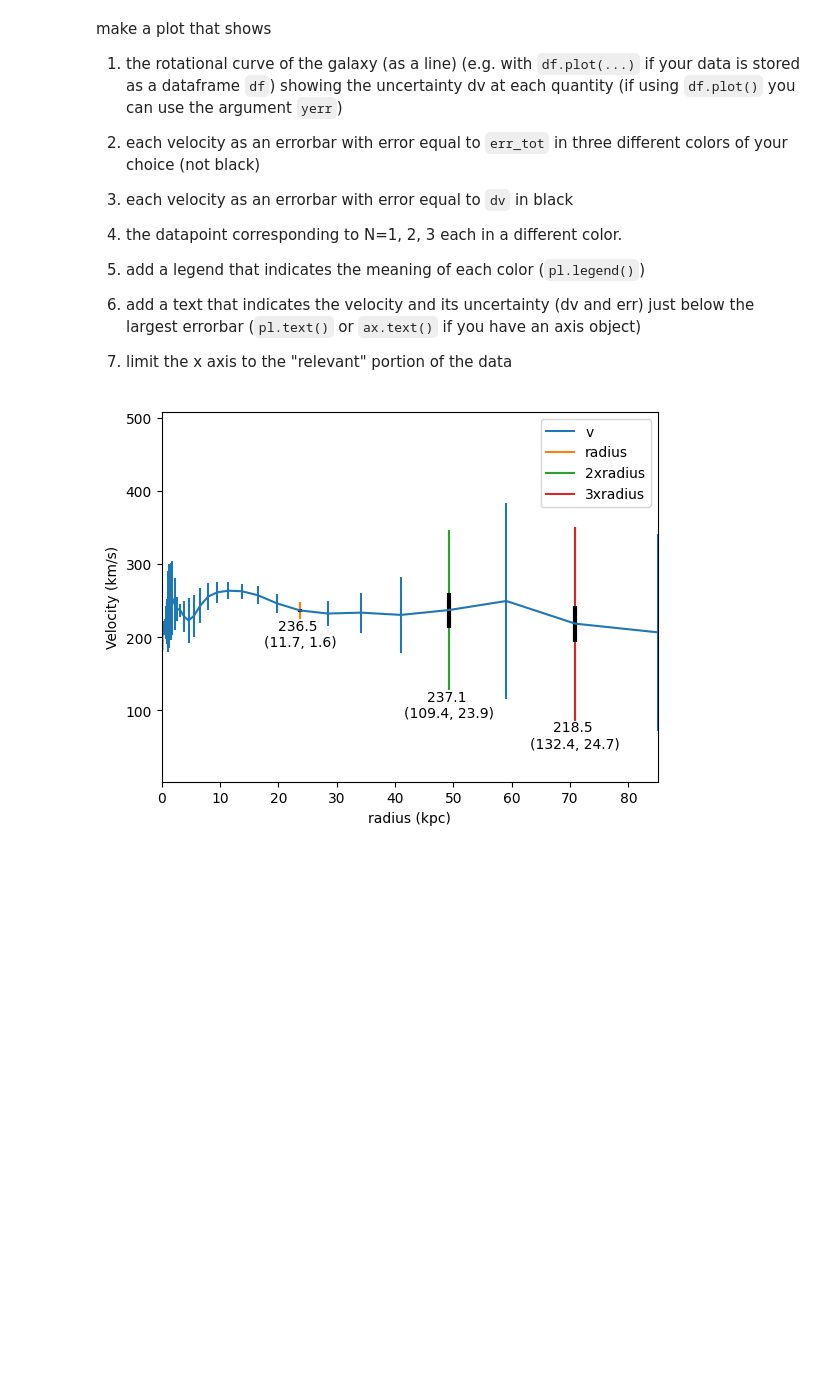
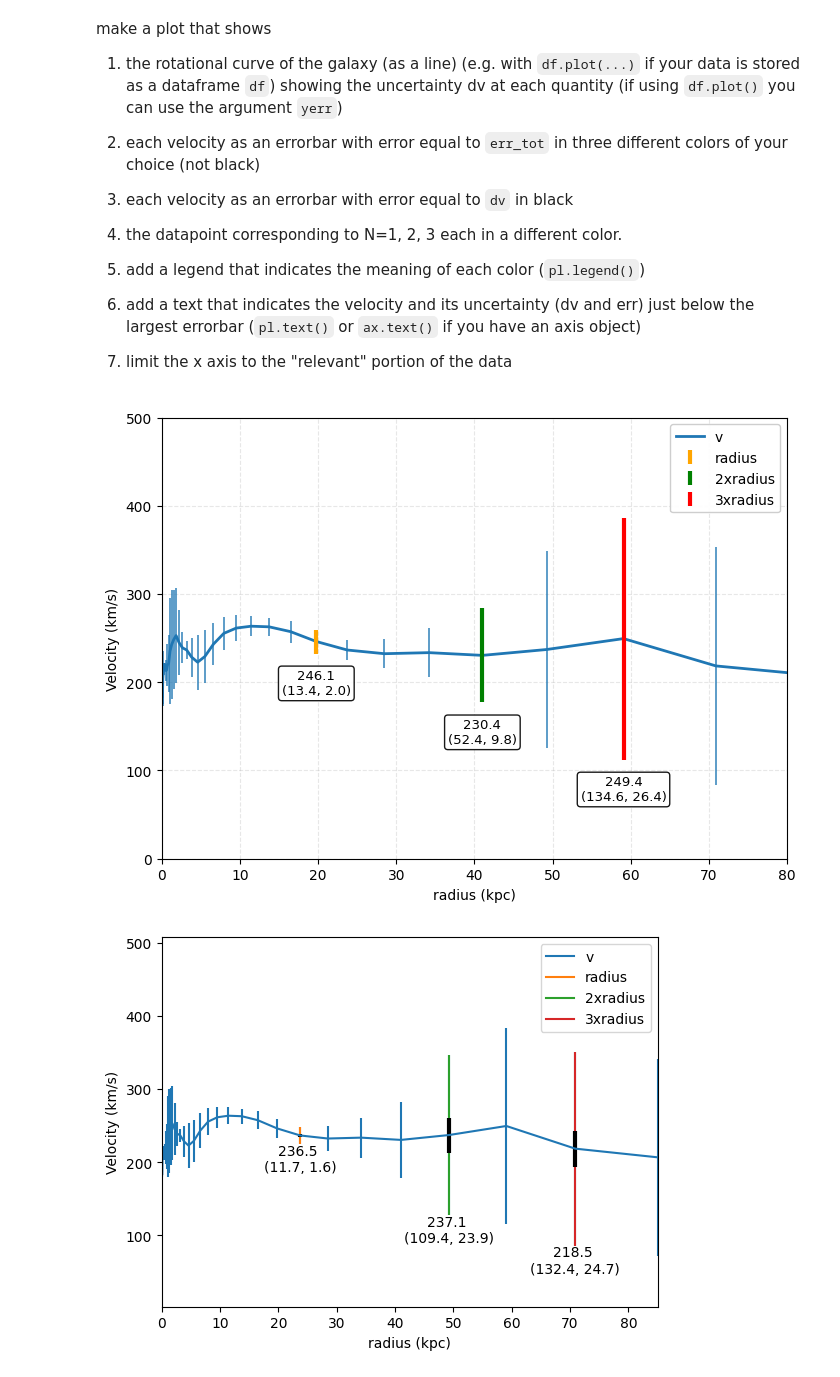
Before and after one commit to elhamkashi/DSPS_EKashi, a Jupyter notebook: HW4/MWrotCurve_instructions.ipynb, the cells around one changed output. Drawn from its saved outputs; the diff is of its cells as text; code cells hidden in the pictures; blank space fills up the shorter version.

````diff
--- a/HW4/MWrotCurve_instructions.ipynb
+++ b/HW4/MWrotCurve_instructions.ipynb
@@ -242,4 +1043,76 @@ make a plot that shows
 6. add a text that indicates the velocity and its uncertainty (dv and err) just below the largest errorbar (```pl.text()``` or ```ax.text()``` if you have an axis object)
 
 7. limit the x axis to the "relevant" portion of the data
+# %%
+
+
+# --- config ---
+R_lum = luminous_radius            # kpc
+x_left, x_right = 0, 80
+y_bottom, y_top = 0, 500
+
+# --- pick columns robustly ---
+rcol = 'r' if 'r' in m31.columns else 'radius'
+vcol = 'v' if 'v' in m31.columns else 'velocity'
+dvcol = 'dv'
+errtot_col = 'err_tot' if 'err_tot' in m31.columns else ('err' if 'err' in m31.columns else None)
+err_plain_col = 'err' if 'err' in m31.columns else None
+if errtot_col is None or dvcol not in m31.columns:
+    raise ValueError("Need 'dv' and either 'err_tot' or 'err' in the dataframe.")
+
+# sort & window to the plotting range
+df = m31[[rcol, vcol, dvcol, errtot_col] + ([err_plain_col] if err_plain_col else [])]\
+       .dropna().sort_values(rcol).reset_index(drop=True)
+dfw = df[(df[rcol] >= x_left) & (df[rcol] <= x_right)].copy()
+
+# --- figure ---
+plt.figure(figsize=(7.2, 5.2))
+ax = plt.gca()
+
+# Blue rotation-curve line (no markers)
+ax.plot(df[rcol], df[vcol], color='C0', lw=2, label='v')
+
+# Blue error bars (err_tot) for ALL points in window (no legend entry)
+ax.errorbar(dfw[rcol], dfw[vcol], yerr=dfw[errtot_col],
+            fmt='none', ecolor='C0', elinewidth=1.2, alpha=0.85)
+
+# Special points for N=1,2,3 (error bars ONLY, colored; bold)
+N_colors = {1: 'orange', 2: 'green', 3: 'red'}
+labels    = {1: 'radius', 2: '2xradius', 3: '3xradius'}
+
+for N in (1, 2, 3):
+    target = N * R_lum
+    # nearest point within the visible x-range
+    idx = (dfw[rcol] - target).abs().idxmin()
+    row = dfw.loc[idx]
+    rN, vN = float(row[rcol]), float(row[vcol])
+    dvN    = float(row[dvcol])
+    eTotN  = float(row[errtot_col])
+    ePlain = float(row[err_plain_col]) if err_plain_col else eTotN  # fallback
+
+    # colored, thick error bar (no marker)
+    ax.errorbar([rN], [vN], yerr=[eTotN],
+                fmt='none', ecolor=N_colors[N], elinewidth=3.0, label=labels[N])
+
+    # annotation UNDER the point: first line v; second line (dv, err)
+    ax.text(rN, vN - eTotN - 18, f"{vN:.1f}\n({dvN:.1f}, {ePlain:.1f})",
+            ha='center', va='top', fontsize=9.5,
+            bbox=dict(boxstyle='round,pad=0.25', facecolor='white', alpha=0.9))
+
+# Axes, legend, cosmetics
+ax.set_xlim(x_left, x_right)
+ax.set_ylim(y_bottom, y_top)
+ax.set_xlabel('radius (kpc)')
+ax.set_ylabel('Velocity (km/s)')
+ax.grid(alpha=0.3, linestyle='--')
+
+# Legend: only the four desired entries
+handles, labels = ax.get_legend_handles_labels()
+dedup = dict(zip(labels, handles))
+ax.legend(dedup.values(), dedup.keys(), loc='upper right', framealpha=0.95)
+
+plt.tight_layout()
+plt.show()
+# %% [output]
+[figure, added]
 # %%
````
Also changed, not shown: parts of 78 cells of this notebook.
